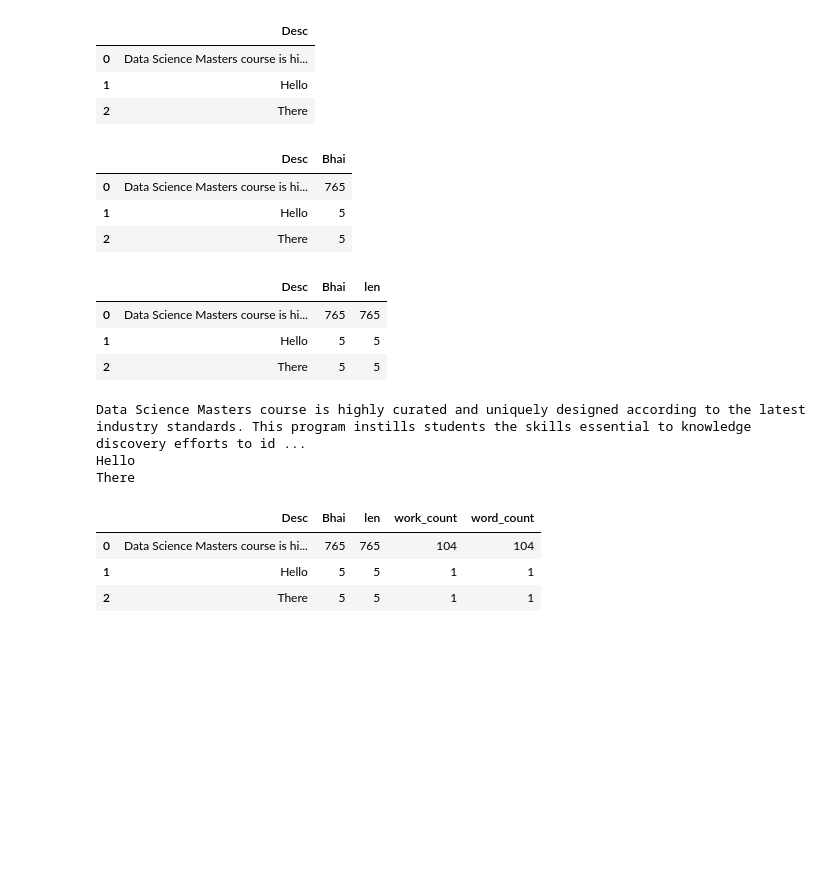
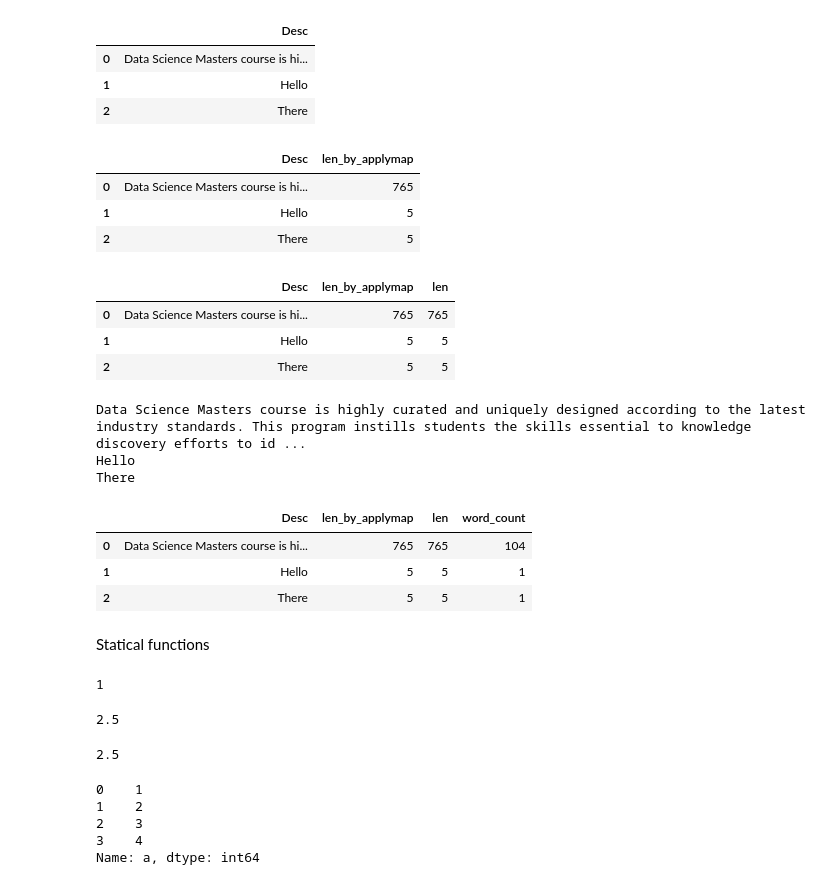
Before and after one commit to ShreyashSingh1/Python-DSM, a Jupyter notebook: Week8/Pandas 5.ipynb, the cells around one changed output. Cells and saved outputs as stored; diff of their text form; code cells hidden in the pictures; blank space fills up the shorter version.

```diff
--- a/Week8/Pandas 5.ipynb
+++ b/Week8/Pandas 5.ipynb
@@ -261,10 +261,10 @@ df3
 | 2 | There |
 # %%
 # 'Series' object has no attribute 'applymap'
-df3["Bhai"] = df3.applymap(len)
+df3["len_by_applymap"] = df3.applymap(len)
 df3
 # %% [output]
-|  | Desc | Bhai |
+|  | Desc | len_by_applymap |
 | 0 | Data Science Masters course is hi... | 765 |
 | 1 | Hello | 5 |
 | 2 | There | 5 |
@@ -273,7 +273,7 @@ df3
 df3["len"] = df3['Desc'].apply(len)
 df3
 # %% [output]
-|  | Desc | Bhai | len |
+|  | Desc | len_by_applymap | len |
 | 0 | Data Science Masters course is hi... | 765 | 765 |
 | 1 | Hello | 5 | 5 |
 | 2 | There | 5 | 5 |
@@ -290,7 +290,29 @@ There
 # %%
 df3
 # %% [output]
-|  | Desc | Bhai | len | work_count | word_count |
-| 0 | Data Science Masters course is hi... | 765 | 765 | 104 | 104 |
-| 1 | Hello | 5 | 5 | 1 | 1 |
-| 2 | There | 5 | 5 | 1 | 1 |
+|  | Desc | len_by_applymap | len | word_count |
+| 0 | Data Science Masters course is hi... | 765 | 765 | 104 |
+| 1 | Hello | 5 | 5 | 1 |
+| 2 | There | 5 | 5 | 1 |
+# %% [markdown]
+Statical functions
+# %%
+df['a'][0]
+# %% [output]
+1
+# %%
+df["a"].mean()
+# %% [output]
+2.5
+# %%
+df["a"].median()
+# %% [output]
+2.5
+# %%
+df["a"].mode()
+# %% [output]
+0    1
+1    2
+2    3
+3    4
+Name: a, dtype: int64
```
Also changed, not shown: parts of 39 cells of this notebook.
